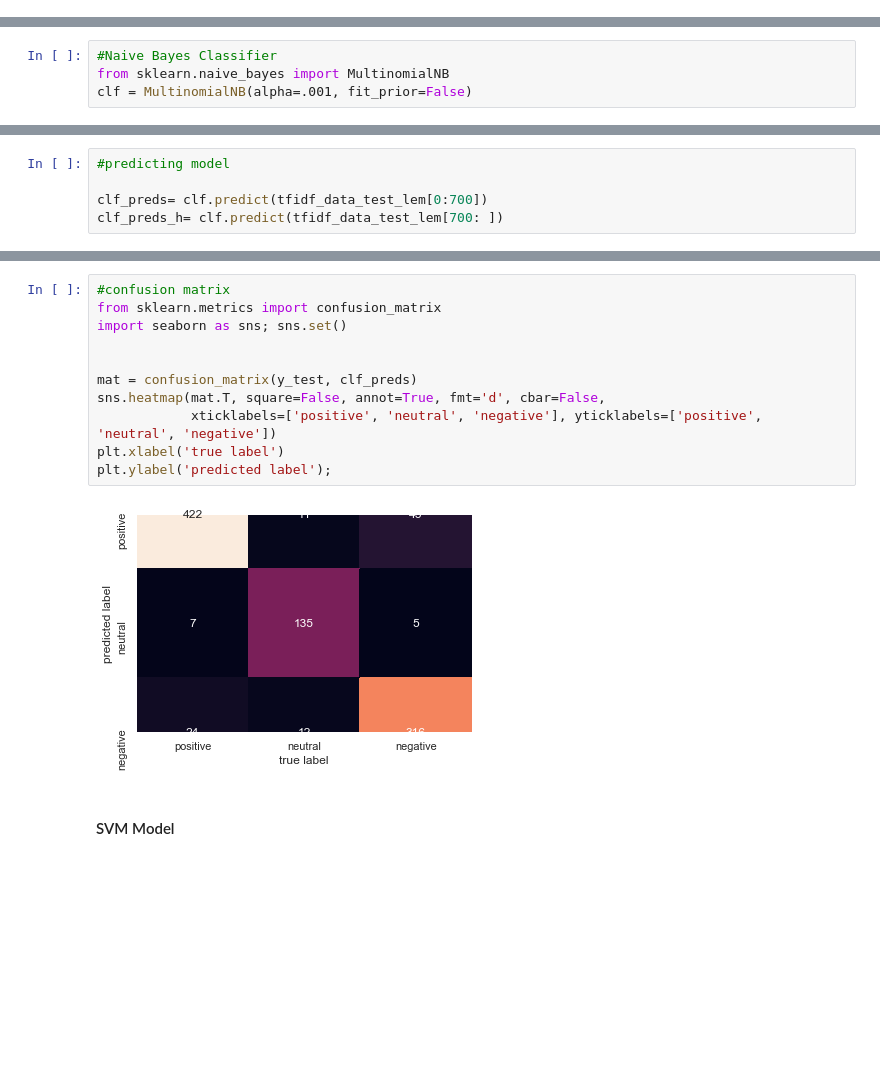
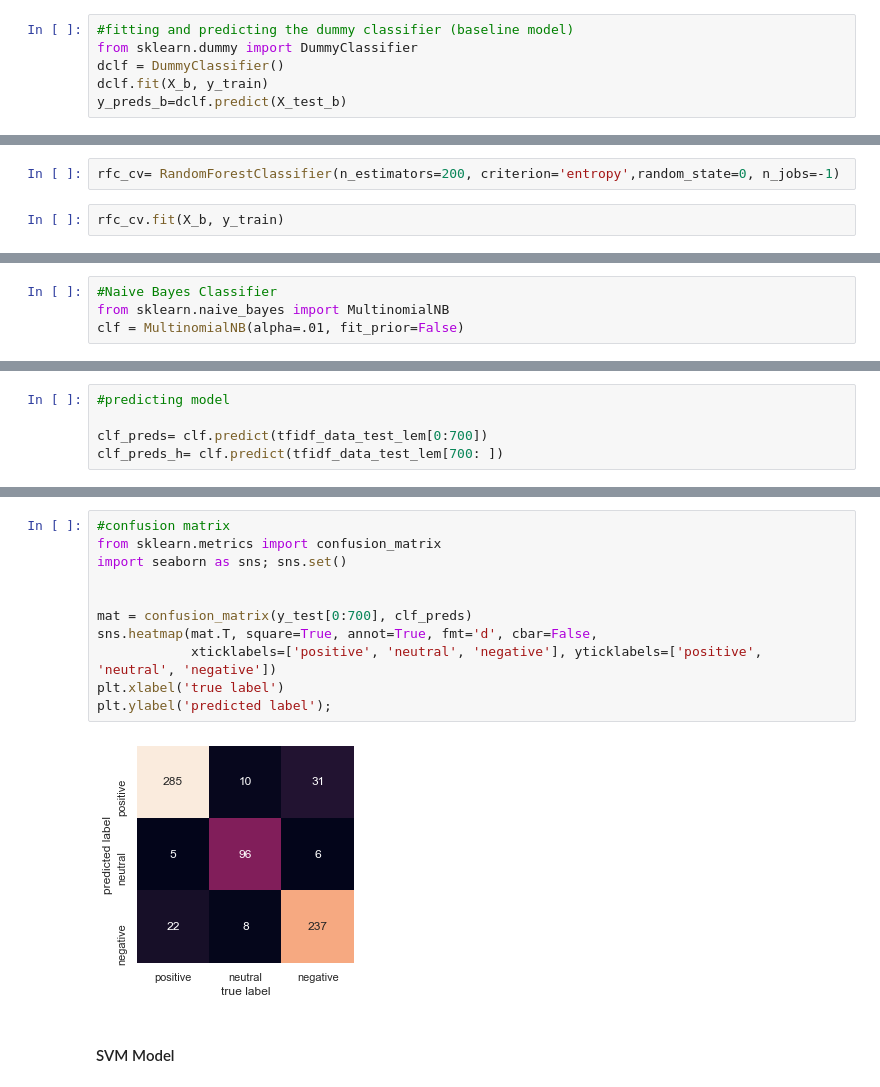
Before and after one commit to halujeff5/Depression_Analysis_Proj, a Jupyter notebook: Modeling_NB_NLP.ipynb, the cells around one changed output, grey strips where cells are left out. Drawn from its saved outputs; the diff is of its cells as text; blank space fills up the shorter version.

```diff
--- a/Modeling_NB_NLP.ipynb
+++ b/Modeling_NB_NLP.ipynb
@@ -269,0 +353,6 @@ dfq
+# %%
+#fitting and predicting the dummy classifier (baseline model)
+from sklearn.dummy import DummyClassifier
+dclf = DummyClassifier()
+dclf.fit(X_b, y_train)
+y_preds_b=dclf.predict(X_test_b)
@@ -284,0 +385,4 @@ tfidf_data_test_lem.shape
+# %%
+rfc_cv= RandomForestClassifier(n_estimators=200, criterion='entropy',random_state=0, n_jobs=-1)
+# %%
+rfc_cv.fit(X_b, y_train)
@@ -342,7 +459,7 @@ plt.ylabel('predicted label');
 # %%
 #Naive Bayes Classifier
 from sklearn.naive_bayes import MultinomialNB
-clf = MultinomialNB(alpha=.001, fit_prior=False)
+clf = MultinomialNB(alpha=.01, fit_prior=False)
 # %%
 #fitting model with tf_idf vectorized data
 clf.fit(tfidf_data_train_lem, y_train)
@@ -377,16 +494,16 @@ print(metrics.f1_score(y_test[700: ], clf_preds_h, average='weighted'))
 # %%
 #confusion matrix
 from sklearn.metrics import confusion_matrix
 import seaborn as sns; sns.set()
 
 
-mat = confusion_matrix(y_test, clf_preds)
-sns.heatmap(mat.T, square=False, annot=True, fmt='d', cbar=False,
+mat = confusion_matrix(y_test[0:700], clf_preds)
+sns.heatmap(mat.T, square=True, annot=True, fmt='d', cbar=False,
             xticklabels=['positive', 'neutral', 'negative'], yticklabels=['positive', 'neutral', 'negative'])
 plt.xlabel('true label')
 plt.ylabel('predicted label');
 # %% [output]
-[figure, old version]
+[figure, new version]
 # %% [markdown]
 #### SVM Model
 # %%
```
Also changed, not shown: parts of 132 cells of this notebook.
